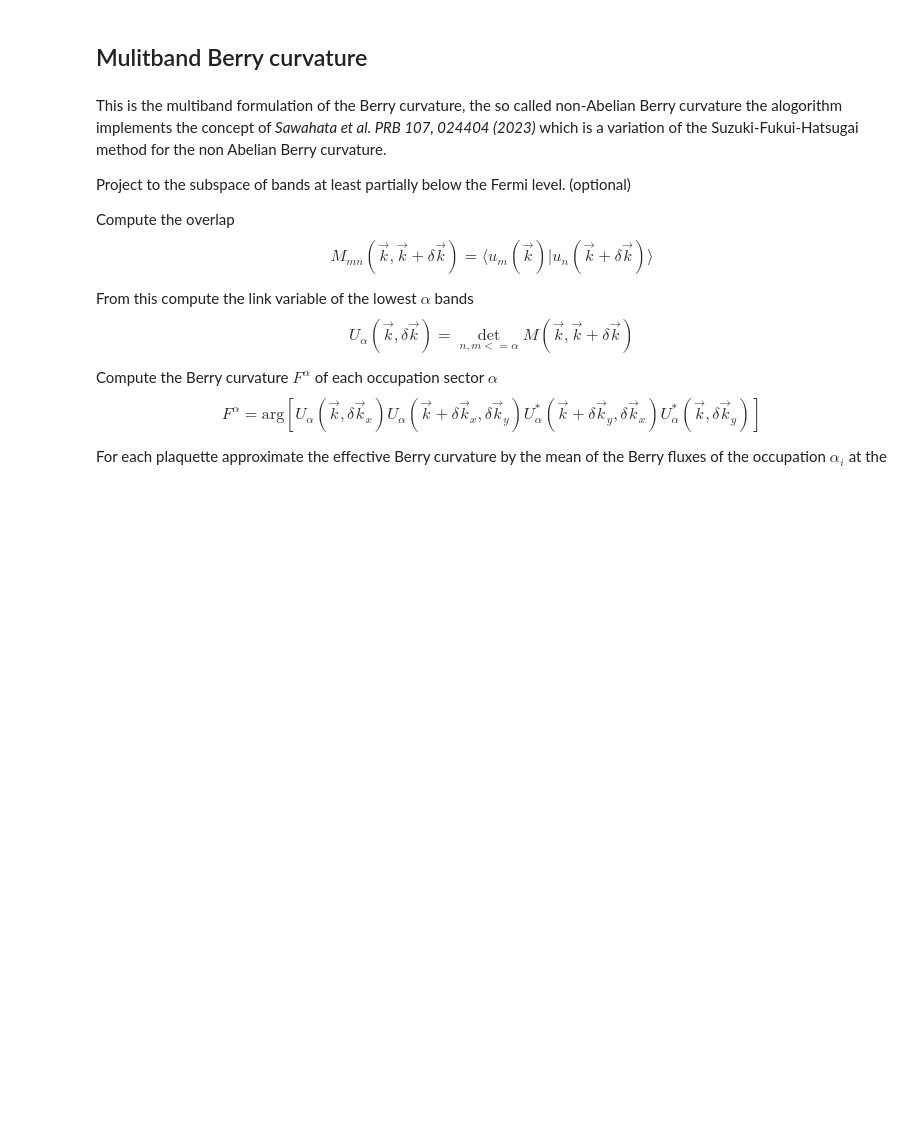
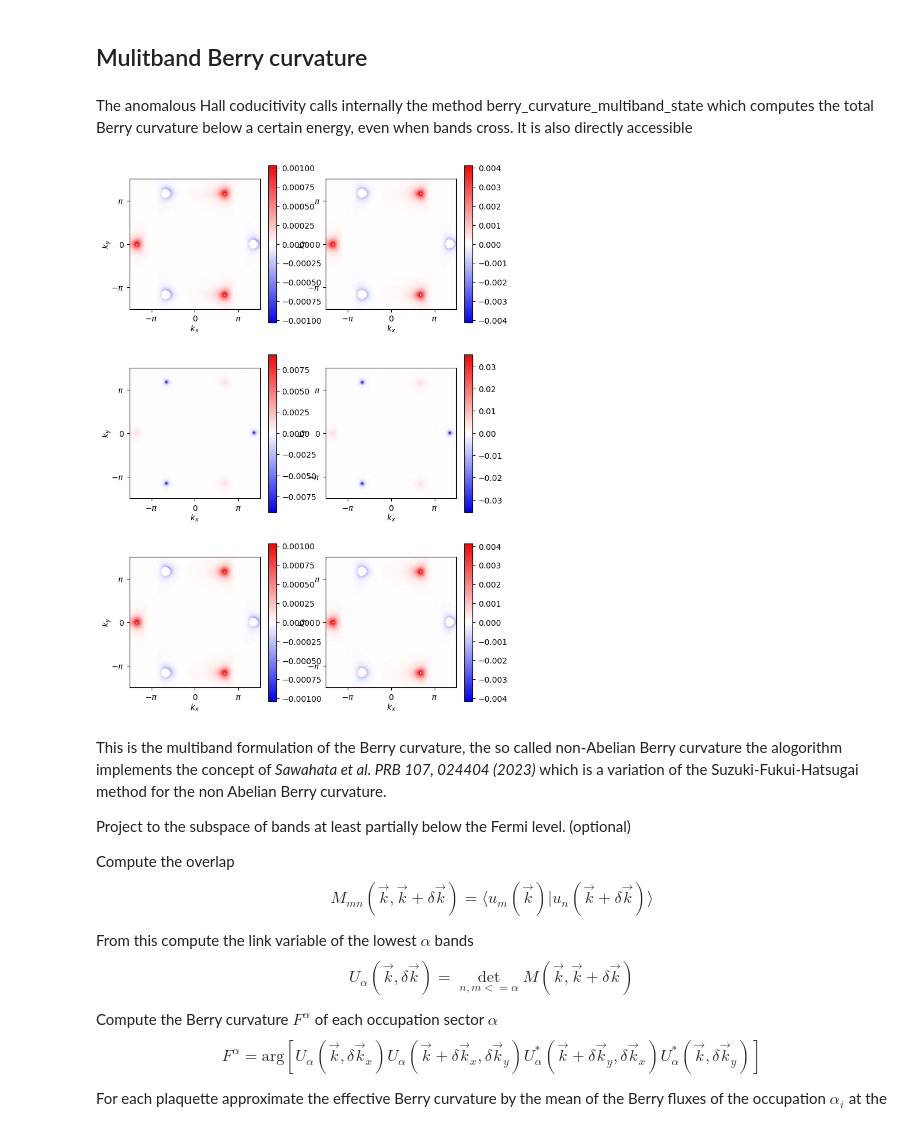
Before and after one commit to valeeb/blochK, a Jupyter notebook: tutorials/topology.ipynb, the cells around one changed output. Cells and saved outputs as stored; diff of their text form; code cells hidden in the pictures; blank space fills up the shorter version.

```diff
--- a/tutorials/topology.ipynb
+++ b/tutorials/topology.ipynb
@@ -146,6 +146,43 @@ ax.legend()
 In the topological phase the summed Berry curvature continously increases until it sums to 1, the Chern number of the lower band, when the Fermi energy is inside the gap. Inside the trivial phase inversion symmetry can also be broken ($K$ and $K'$ are not equivalent) such that at a given energy $\sigma_{xy} > 0$, because the Berry curvatures which compensate sit at different energies
 # %% [markdown]
 ## Mulitband Berry curvature
+# %% [markdown]
+The anomalous Hall coducitivity calls internally the method berry_curvature_multiband_state which computes the total Berry curvature below a certain energy, even when bands cross. It is also directly accessible
+# %%
+energy = np.array([-0.3,0,0.3])
+
+ks = blochK.plotting.utils.sample_square(300)*1.5
+#ks = Haldane.BZ.sample(Lk)
+
+es,psis = Haldane.diagonalize(*ks)
+
+f_multiband  = blochK.topology.methods.berry_curvature_multiband_state(es,psis,energy=energy)
+f_singleband = blochK.topology.utils.berry_curvature_state(psis)
+
+fig,axs = plt.subplots(3,2,figsize=(8,12))
+
+for i in range(len(energy)):
+    vmax = np.max(np.abs(f_multiband[i,1:-1,1:-1]))
+    im = axs[i,0].imshow(f_multiband[i,1:-1,1:-1].T,extent=extent(ks),origin='lower',cmap='bwr',vmin=-vmax,vmax=vmax)
+    cbar = fig.colorbar(im,ax=axs[i,0])
+
+    f0 = (f_singleband*(es<energy[i])).sum(axis=0)
+    vmax = np.max(np.abs(f0[1:-1,1:-1]))
+    im = axs[i,1].imshow(f0[1:-1,1:-1].T,extent=extent(ks),origin='lower',cmap='bwr',vmin=-vmax,vmax=vmax)
+    cbar = fig.colorbar(im,ax=axs[i,1])
+
+for ax in axs.flatten():
+    ax.set_aspect('equal')
+    ax.set_xlabel(r'$k_x$',labelpad=1)
+    ax.set_xticks([-pi,0,pi])
+    ax.set_xticklabels([r'$-\pi$',0,r'$\pi$'])
+    ax.set_ylabel(r'$k_y$',labelpad=-2.5)
+    ax.set_yticks([-pi,0,pi])
+    ax.set_yticklabels([r'$-\pi$',0,r'$\pi$'])
+    ax.set_xticks([-pi,0,pi])
+    ax.set_yticks([-pi,0,pi])
+# %% [output]
+[figure, added]
 # %% [markdown]
 This is the multiband formulation of the Berry curvature, the so called non-Abelian Berry curvature the alogorithm implements the concept of *Sawahata et al. PRB 107, 024404 (2023)* which is a variation of the Suzuki-Fukui-Hatsugai method for the non Abelian Berry curvature.
 
```
Also changed, not shown: parts of 7 cells of this notebook.
